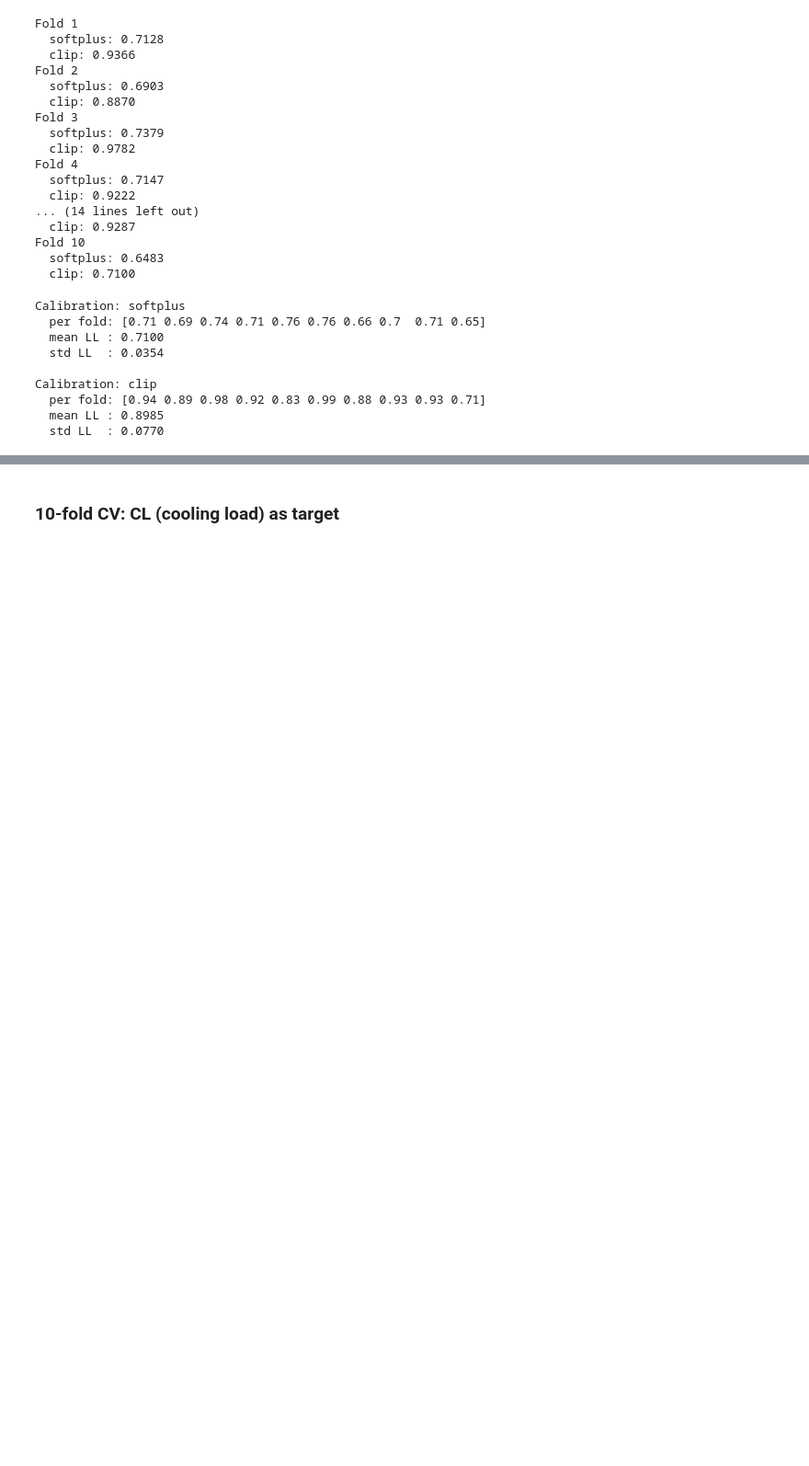
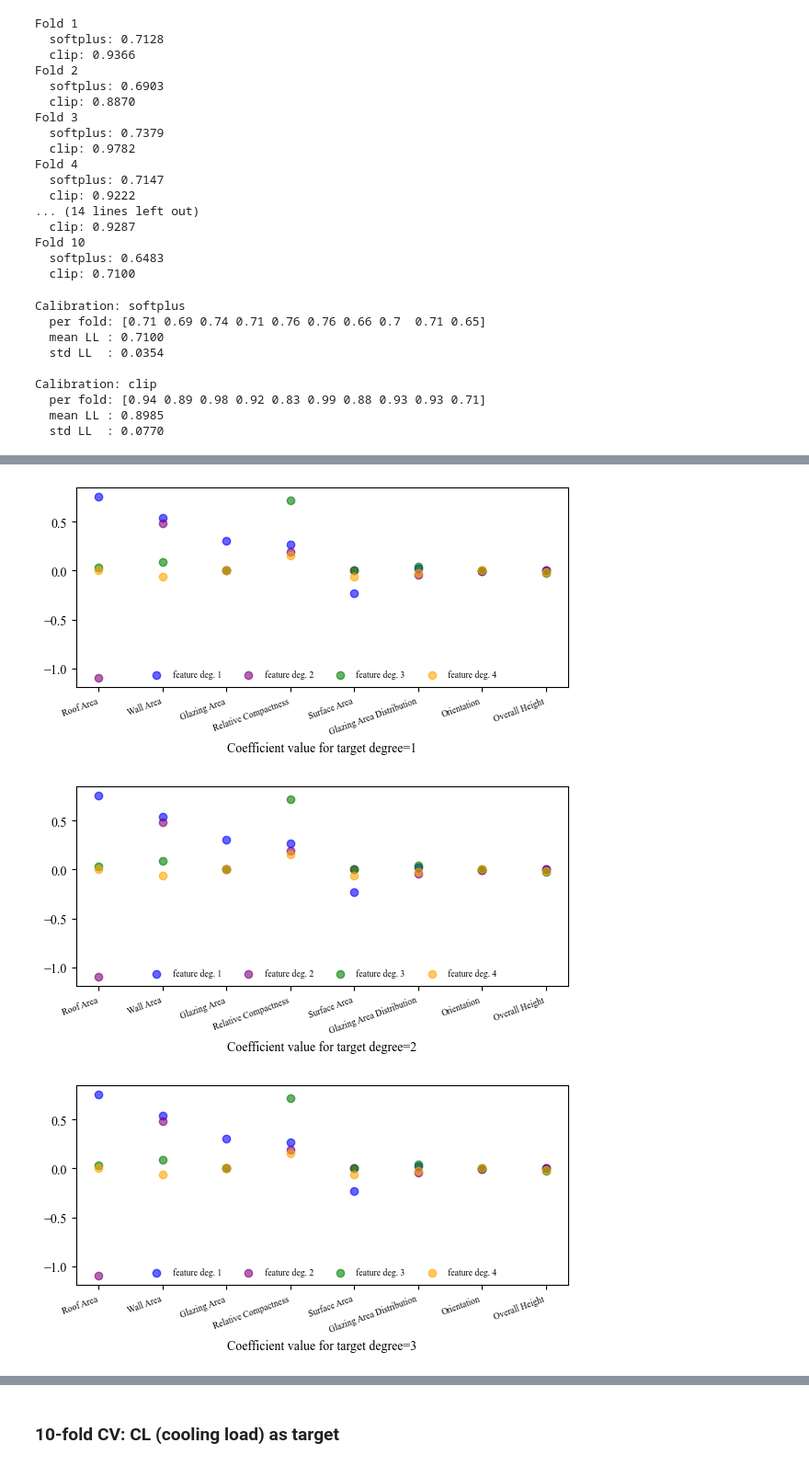
Before and after one commit to julbor2003/HCR-for-EnergyEfficiencyDataset, a Jupyter notebook: CV.ipynb, the cells around one changed output, grey strips where cells are left out. Shown at 92% size. Cells and saved outputs as stored; diff of their text form; code cells hidden in the pictures; blank space fills up the shorter version.

Commit message:
CV_weights_analysis

```diff
--- a/CV.ipynb
+++ b/CV.ipynb
@@ -8,6 +8,28 @@ def print_results(results):
         print(f"  per fold: {np.round(values, 2)}")
         print(f"  mean LL : {values.mean():.4f}")
         print(f"  std LL  : {values.std():.4f}")
+# %%
+from collections import defaultdict
+import numpy as np
+
+def coeffs_mean(coeffs_list):
+    coeffs = defaultdict(lambda: defaultdict(dict))
+    n_folds = len(coeffs_list)
+
+    target_degs = coeffs_list[0].keys()
+    feature_degs = coeffs_list[0][1].keys()
+    features = coeffs_list[0][1][1].keys()
+
+    for target_deg in target_degs:
+        for feature_deg in feature_degs:
+            for feature in features:
+                values = np.array([
+                    coeffs_list[fold][target_deg][feature_deg][feature]
+                    for fold in range(n_folds)
+                ])
+                coeffs[target_deg][feature_deg][feature] = values.mean()
+
+    return coeffs
 # %% [markdown]
 ### 10-fold CV: HL (heating load) as target
 # %%
@@ -35,7 +57,7 @@ df.head()
 | 4 | 0.90 | 563.5 | 318.5 | 122.50 | 7.0 | 2 | 0.0 | ... |
 # %%
 from src.cv import cross_validate
-HL_results = cross_validate(X, y)
+HL_results, HL_coeffs_list = cross_validate(X, y)
 # %% [output]
 Fold 1
   softplus: 0.7128
@@ -68,0 +93,8 @@ Calibration: clip
+# %%
+HL_coeffs = coeffs_mean(HL_coeffs_list)
+# %%
+from src.weights import print_coeffs
+
+target_deg = 1
+print(f"Mean coefficients for modeling deg={target_deg} target:\n")
+print_coeffs(coefs=HL_coeffs[target_deg])
@@ -68,0 +119,11 @@ Calibration: clip
+# %%
+from src.weights import plot_coeffs
+
+colors = ["blue", "purple", "green", "orange"]
+N = 4
+for deg in range(1, N+1):
+    plot_coeffs(coefs=HL_coeffs[target_deg], target_deg=deg, colors=colors)
+# %% [output]
+[figure, added]
+[figure, added]
+[figure, added]
```
Also changed, not shown: parts of 8 cells of this notebook, 4 other files.
